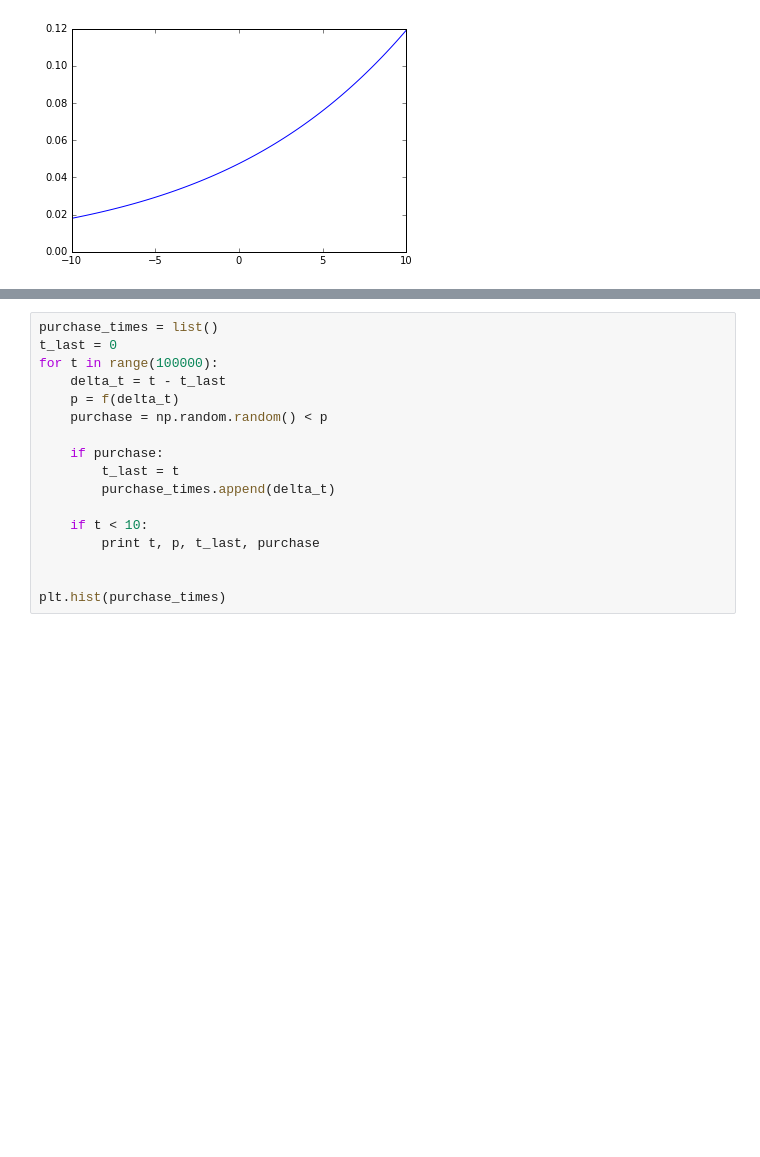
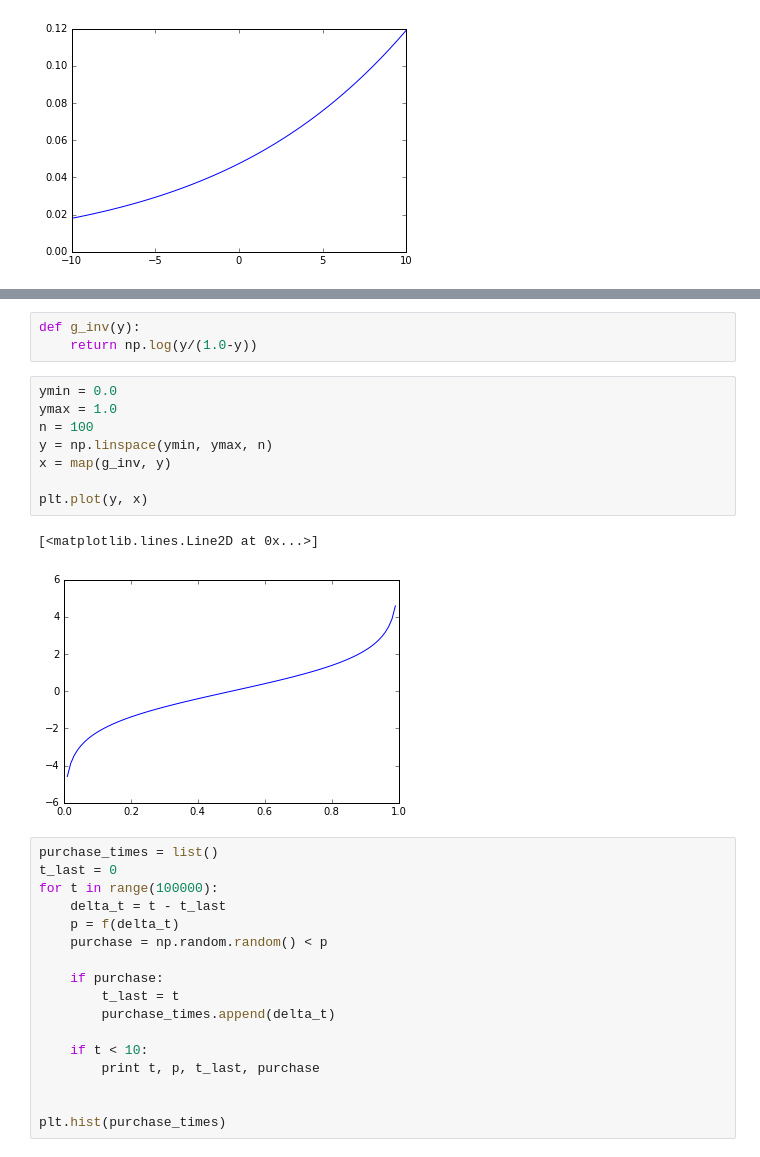
Before and after one commit to rwsharp/decisions, a Jupyter notebook: logit model.ipynb, the cells around one changed output, grey strips where cells are left out. Cells and saved outputs as stored; diff of their text form; blank space fills up the shorter version.

```diff
--- a/logit model.ipynb
+++ b/logit model.ipynb
@@ -22,3 +42,17 @@ plt.plot(x, y)
+# %%
+def g_inv(y):
+    return np.log(y/(1.0-y))
+# %%
+ymin = 0.0
+ymax = 1.0
+n = 100
+y = np.linspace(ymin, ymax, n)
+x = map(g_inv, y)
+
+plt.plot(y, x)
+# %% [output]
+[<matplotlib.lines.Line2D at 0x...>]
+[figure, added]
 # %%
 purchase_times = list()
 t_last = 0
```
Also changed, not shown: parts of 3 cells of this notebook, 2 other files.
